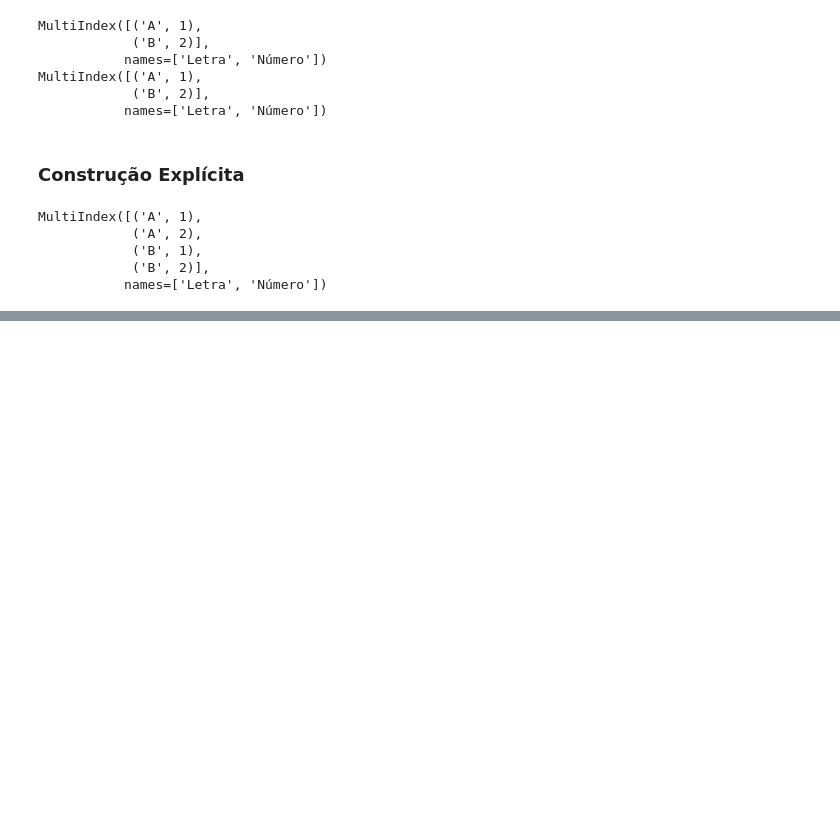
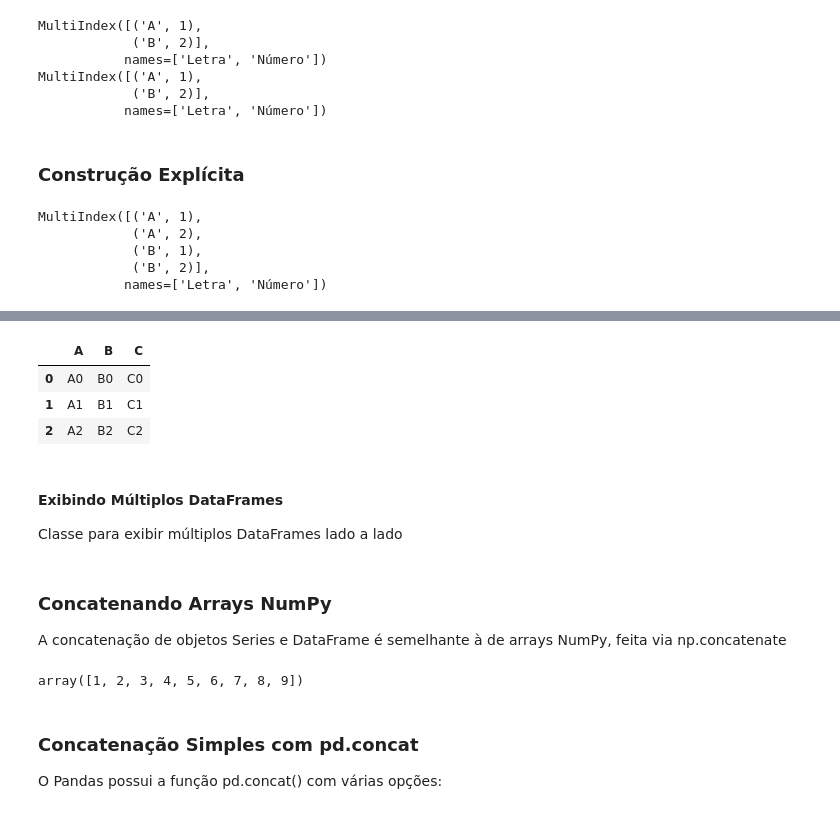
Before and after one commit to naticost/DataAnalytics, a Jupyter notebook: Python/Pandas/estudoPandas.ipynb, the cells around one changed output, grey strips where cells are left out. Saved outputs shown, nothing was run; the diff lists cells and outputs as text; code cells hidden in the pictures; blank space fills up the shorter version.

```diff
--- a/Python/Pandas/estudoPandas.ipynb
+++ b/Python/Pandas/estudoPandas.ipynb
@@ -522,0 +527,21 @@ MultiIndex([('A', 1),
+# %%
+import pandas as pd
+import numpy as np
+
+### Função Auxiliar: Uma função para criar DataFrames rapidamente
+
+def make_df(cols, ind):
+    """Cria rapidamente um DataFrame"""
+    data = {c: [str(c) + str(i) for i in ind] for c in cols}
+    return pd.DataFrame(data, ind)
+
+# Exemplo de DataFrame
+make_df('ABC', range(3))
+# %% [output]
+|  | A | B | C |
+| 0 | A0 | B0 | C0 |
+| 1 | A1 | B1 | C1 |
+| 2 | A2 | B2 | C2 |
+# %% [markdown]
+#### Exibindo Múltiplos DataFrames
+Classe para exibir múltiplos DataFrames lado a lado
@@ -522,0 +562,14 @@ MultiIndex([('A', 1),
+# %% [markdown]
+### Concatenando Arrays NumPy
+A concatenação de objetos Series e DataFrame é semelhante à de arrays NumPy, feita via np.concatenate
+# %%
+x = [1, 2, 3]
+y = [4, 5, 6]
+z = [7, 8, 9]
+np.concatenate([x, y, z])
+# array([1, 2, 3, 4, 5, 6, 7, 8, 9])
+# %% [output]
+array([1, 2, 3, 4, 5, 6, 7, 8, 9])
+# %% [markdown]
+### Concatenação Simples com pd.concat
+O Pandas possui a função pd.concat() com várias opções:
```
Also changed, not shown: parts of 10 cells of this notebook.
